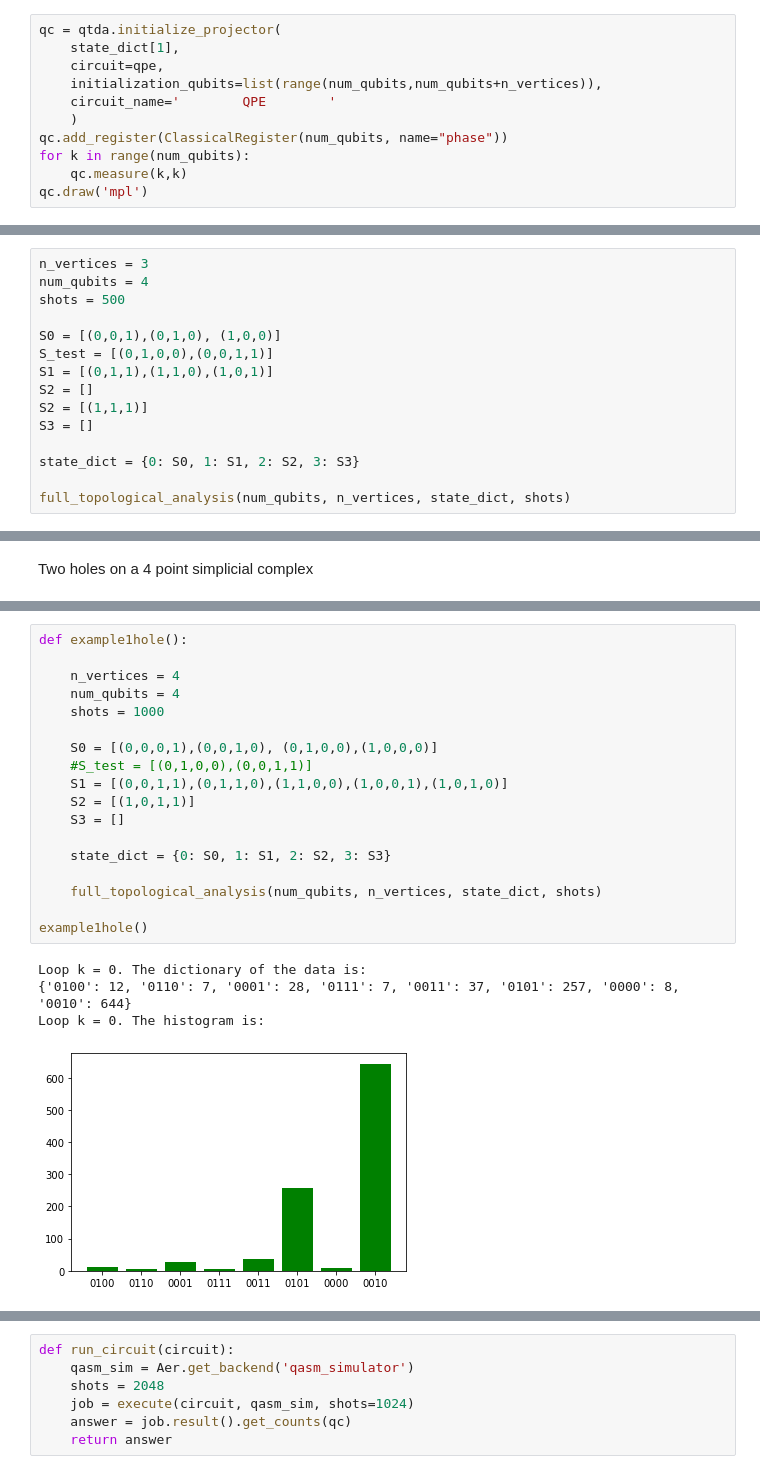
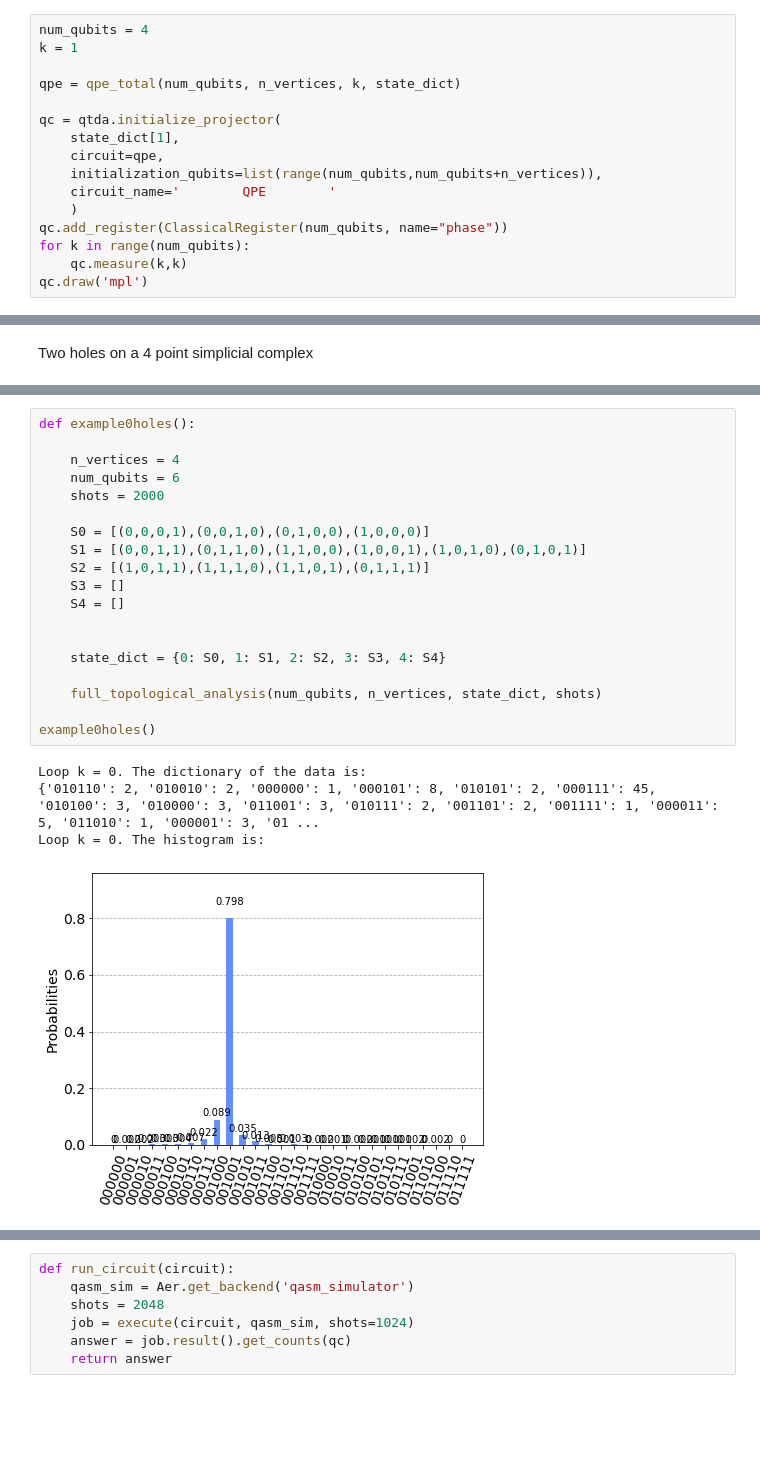
Before and after one commit to KathrinKoenig/QuantumTopologicalDataAnalysis, a Jupyter notebook: Code/QPE.ipynb, the cells around one changed output, grey strips where cells are left out. Cells and saved outputs as stored; diff of their text form; blank space fills up the shorter version.

```diff
--- a/Code/QPE.ipynb
+++ b/Code/QPE.ipynb
@@ -105,6 +99,11 @@ qpe_total(num_qubits, n_vertices, k, state_dict)
 # %% [markdown]
 ## Initialize input state
 # %%
+num_qubits = 4
+k = 1
+
+qpe = qpe_total(num_qubits, n_vertices, k, state_dict)
+
 qc = qtda.initialize_projector(
     state_dict[1],
     circuit=qpe,
@@ -180,18 +180,3 @@ def example1():
     qpe = QuantumCircuit(num_qubits + n_vertices)
 
     full_topological_analysis(qpe, num_qubits, n_vertices, state_dict, shots)
-# %%
-n_vertices = 3
-num_qubits = 4
-shots = 500
-
-S0 = [(0,0,1),(0,1,0), (1,0,0)]
-S_test = [(0,1,0,0),(0,0,1,1)]
-S1 = [(0,1,1),(1,1,0),(1,0,1)]
-S2 = []
-S2 = [(1,1,1)]
-S3 = []
-
-state_dict = {0: S0, 1: S1, 2: S2, 3: S3}
-
-full_topological_analysis(num_qubits, n_vertices, state_dict, shots)
@@ -255,23 +288,24 @@ calculation terminated because no simplex of size ...
 # %%
-def example1hole():
+def example0holes():
 
     n_vertices = 4
-    num_qubits = 4
-    shots = 1000
+    num_qubits = 6
+    shots = 2000
 
-    S0 = [(0,0,0,1),(0,0,1,0), (0,1,0,0),(1,0,0,0)]
-    #S_test = [(0,1,0,0),(0,0,1,1)]
-    S1 = [(0,0,1,1),(0,1,1,0),(1,1,0,0),(1,0,0,1),(1,0,1,0)]
-    S2 = [(1,0,1,1)]
+    S0 = [(0,0,0,1),(0,0,1,0),(0,1,0,0),(1,0,0,0)]
+    S1 = [(0,0,1,1),(0,1,1,0),(1,1,0,0),(1,0,0,1),(1,0,1,0),(0,1,0,1)]
+    S2 = [(1,0,1,1),(1,1,1,0),(1,1,0,1),(0,1,1,1)]
     S3 = []
+    S4 = []
 
-    state_dict = {0: S0, 1: S1, 2: S2, 3: S3}
+
+    state_dict = {0: S0, 1: S1, 2: S2, 3: S3, 4: S4}
 
     full_topological_analysis(num_qubits, n_vertices, state_dict, shots)
 
-example1hole()
+example0holes()
 # %% [output]
 Loop k = 0. The dictionary of the data is:
-{'0100': 12, '0110': 7, '0001': 28, '0111': 7, '0011': 37, '0101': 257, '0000': 8, '0010': 644}
+{'010110': 2, '010010': 2, '000000': 1, '000101': 8, '010101': 2, '000111': 45, '010100': 3, '010000': 3, '011001': 3, '010111': 2, '001101': 2, '001111': 1, '000011': 5, '011010': 1, '000001': 3, '01 ...
 Loop k = 0. The histogram is:
-[figure, old version]
+[figure, new version]
```
Also changed, not shown: parts of 16 cells of this notebook.
